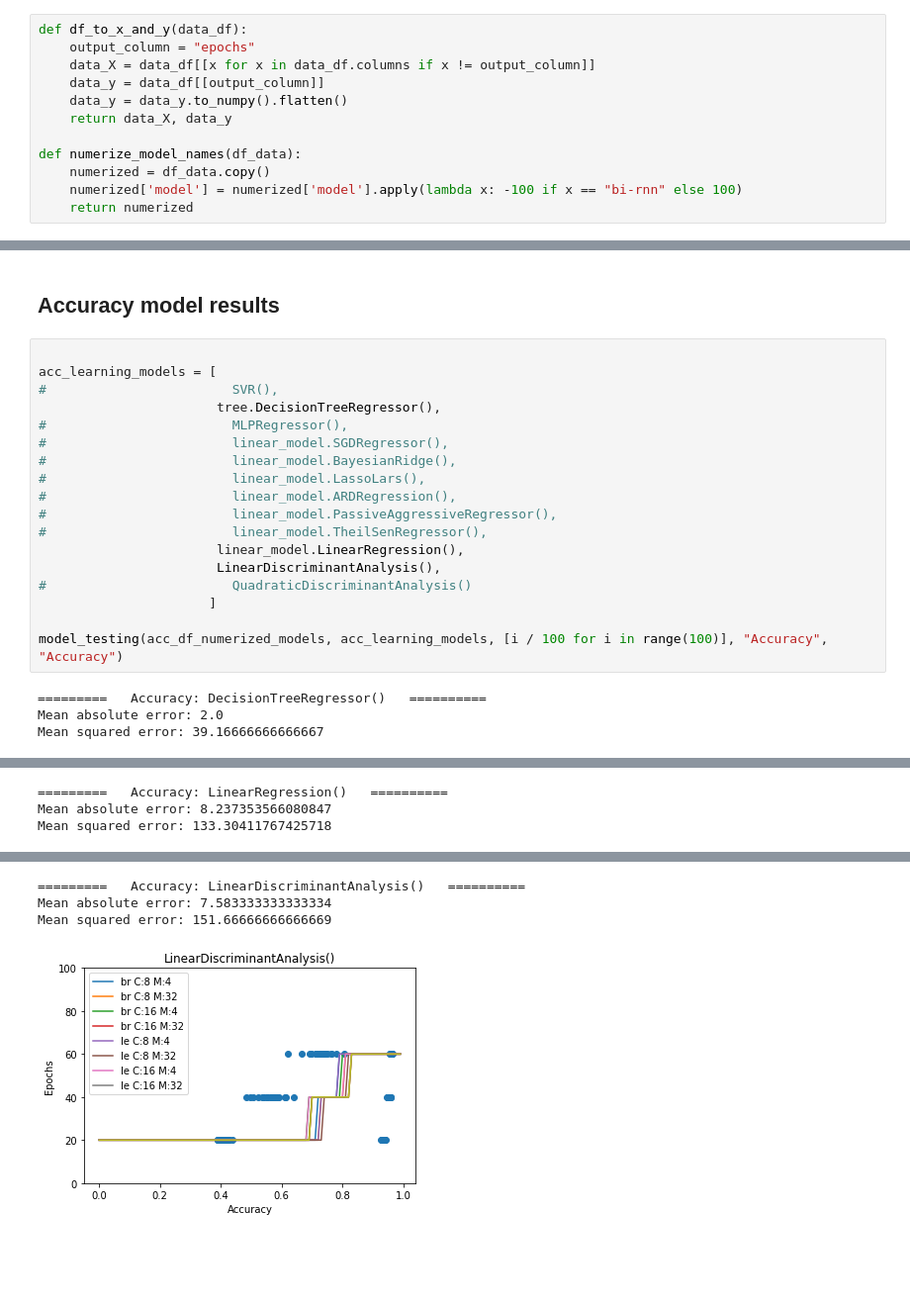
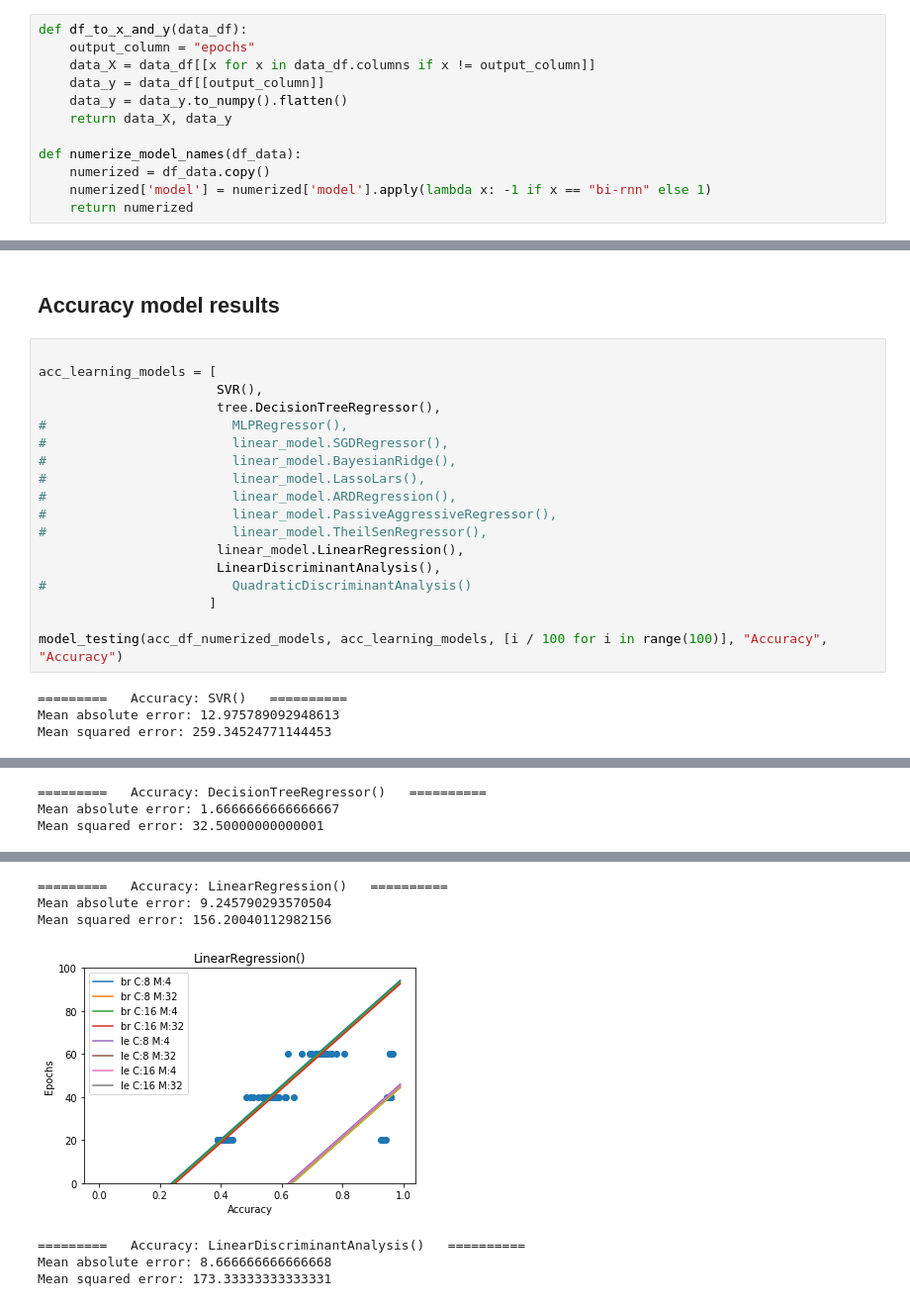
Before and after one commit to MKuijpers/qpe-bigdl-project, a Jupyter notebook: BlackBox.ipynb, the cells around one changed output, grey strips where cells are left out. Shown at 99% size. Cells and saved outputs as stored; diff of their text form; blank space fills up the shorter version.

```diff
--- a/BlackBox.ipynb
+++ b/BlackBox.ipynb
@@ -48,7 +48,7 @@ def df_to_x_and_y(data_df):
 
 def numerize_model_names(df_data):
     numerized = df_data.copy()
-    numerized['model'] = numerized['model'].apply(lambda x: -100 if x == "bi-rnn" else 100)
+    numerized['model'] = numerized['model'].apply(lambda x: -1 if x == "bi-rnn" else 1)
     return numerized
 # %%
 from imblearn import over_sampling
@@ -147,7 +151,7 @@ Mean squared error: 13.333333333333334
 # %%
 
 acc_learning_models = [
-#                        SVR(),
+                       SVR(),
                        tree.DecisionTreeRegressor(),
 #                        MLPRegressor(),
 #                        linear_model.SGDRegressor(),
@@ -163,6 +167,6 @@ acc_learning_models = [
 
 model_testing(acc_df_numerized_models, acc_learning_models, [i / 100 for i in range(100)], "Accuracy", "Accuracy")
 # %% [output]
-=========   Accuracy: DecisionTreeRegressor()   ==========
-Mean absolute error: 2.0
-Mean squared error: 39.16666666666667
+=========   Accuracy: SVR()   ==========
+Mean absolute error: 12.975789092948613
+Mean squared error: 259.34524771144453
@@ -170,3 +174,3 @@ Mean squared error: 39.16666666666667
-=========   Accuracy: LinearRegression()   ==========
-Mean absolute error: 8.237353566080847
-Mean squared error: 133.30411767425718
+=========   Accuracy: DecisionTreeRegressor()   ==========
+Mean absolute error: 1.6666666666666667
+Mean squared error: 32.50000000000001
@@ -174,4 +178,7 @@ Mean squared error: 133.30411767425718
-=========   Accuracy: LinearDiscriminantAnalysis()   ==========
-Mean absolute error: 7.583333333333334
-Mean squared error: 151.66666666666669
+=========   Accuracy: LinearRegression()   ==========
+Mean absolute error: 9.245790293570504
+Mean squared error: 156.20040112982156
-[figure, old version]
+[figure, new version]
+=========   Accuracy: LinearDiscriminantAnalysis()   ==========
+Mean absolute error: 8.666666666666668
+Mean squared error: 173.33333333333331
```
Also changed, not shown: parts of 3 cells of this notebook.
